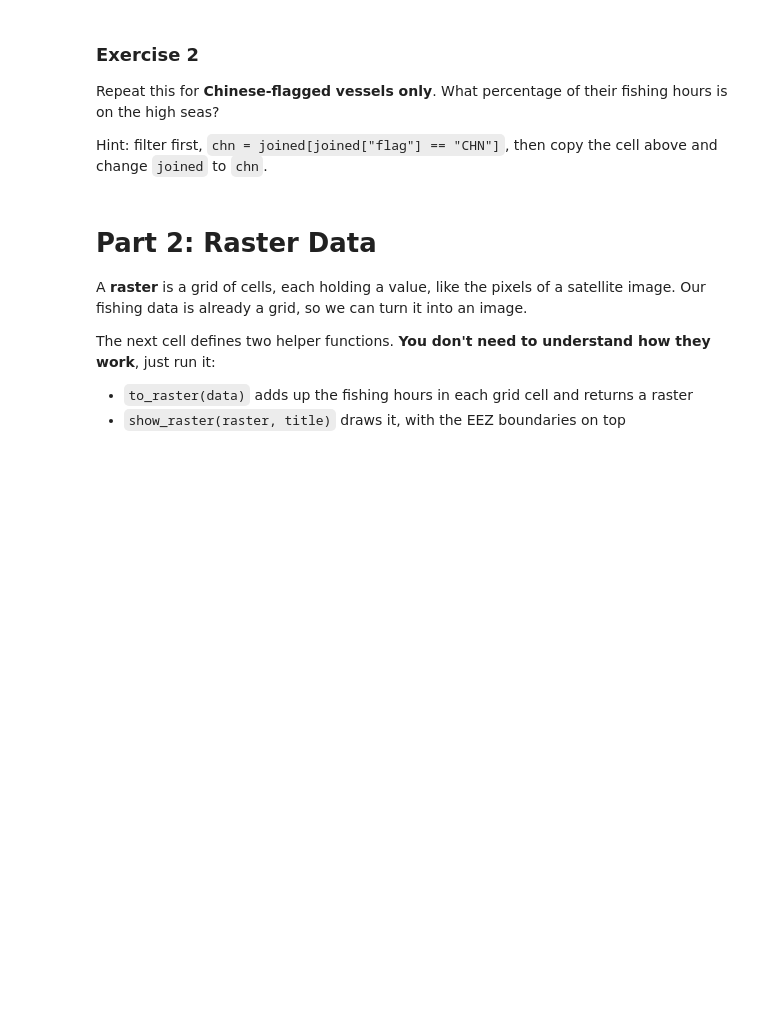
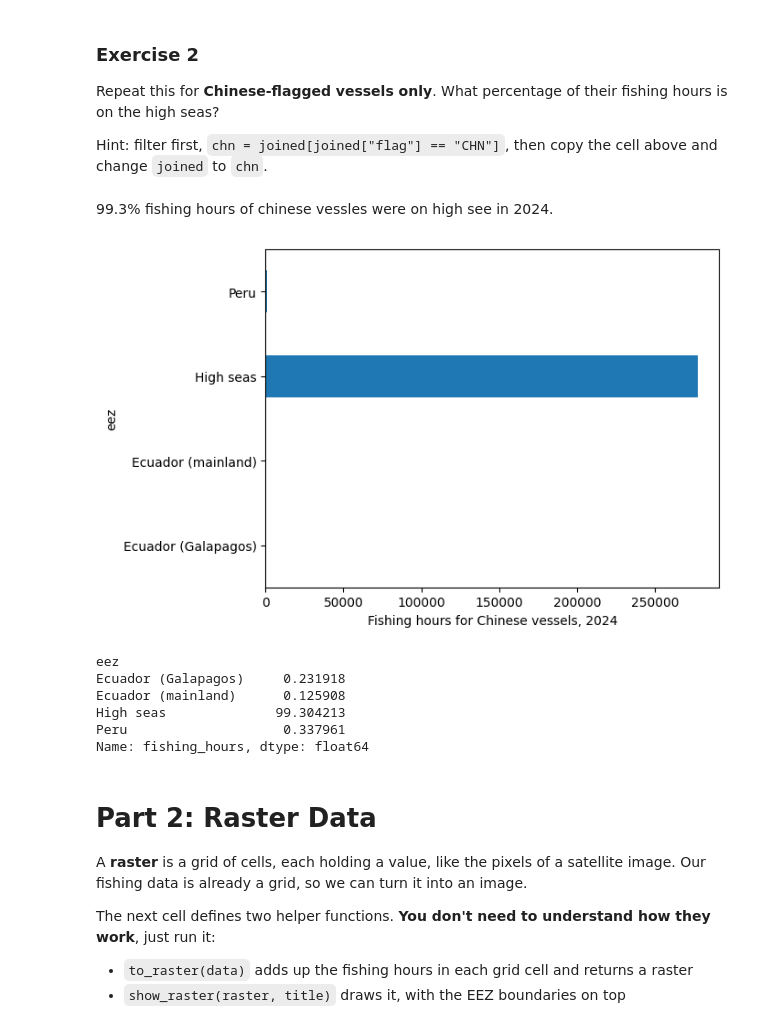
Before and after one commit to ysubev/QM2, a Jupyter notebook: notebooks/W03. Spatial Data.ipynb, the cells around one changed output. Saved outputs shown, nothing was run; the diff lists cells and outputs as text; code cells hidden in the pictures; blank space fills up the shorter version.

```diff
--- a/notebooks/W03. Spatial Data.ipynb
+++ b/notebooks/W03. Spatial Data.ipynb
@@ -163,3 +162,25 @@ Hint: filter first, `chn = joined[joined["flag"] == "CHN"]`, then copy the cell
+# %% [markdown]
+99.3% fishing hours of chinese vessles were on high see in 2024.
+# %%
+# your code here
+
+chn = joined[joined["flag"] == "CHN"]
+
+by_eez = chn.groupby("eez")["fishing_hours"].sum()
+by_eez.plot(kind="barh")
+plt.xlabel("Fishing hours for Chinese vessels, 2024")
+plt.show()
+
+percentages = 100 * by_eez / by_eez.sum()
+print (percentages)
+# %% [output]
+[figure, added]
+eez
+Ecuador (Galapagos)     0.231918
+Ecuador (mainland)      0.125908
+High seas              99.304213
+Peru                    0.337961
+Name: fishing_hours, dtype: float64
 # %% [markdown]
 # Part 2: Raster Data
 
```
Also changed, not shown: parts of 8 cells of this notebook.
